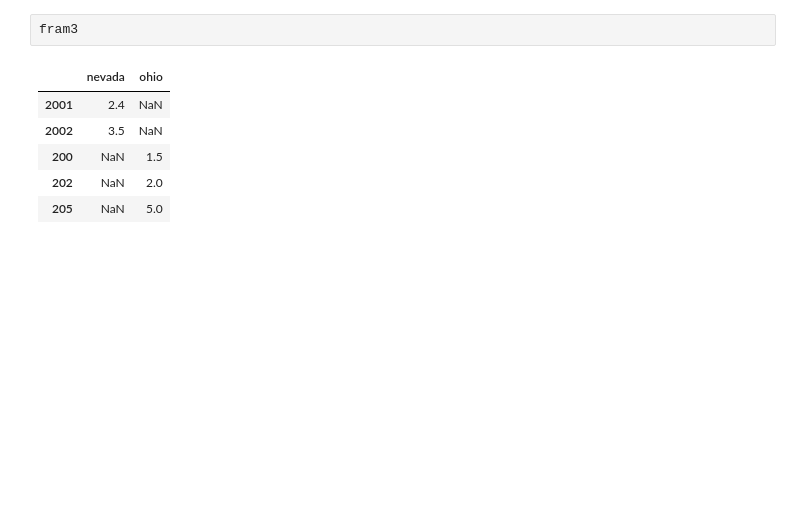
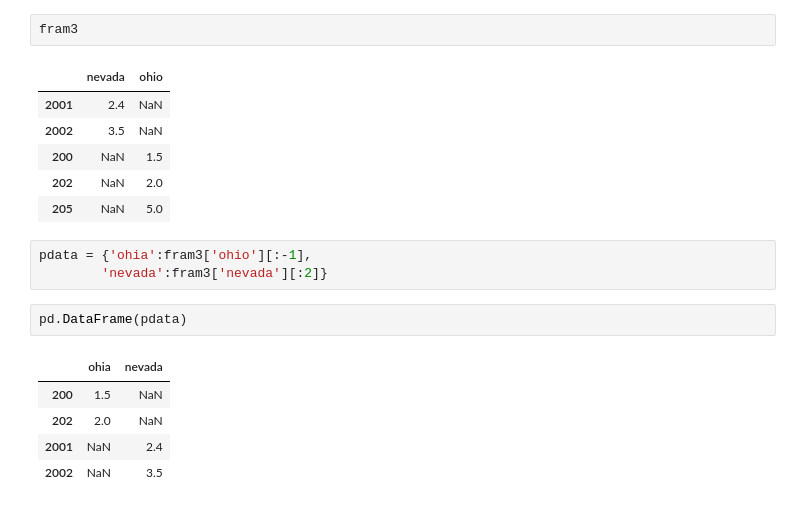
Before and after one commit to Iswaqasahmed/Pandas, a Jupyter notebook: pandas.ipynb, the cells around one changed output. Saved outputs shown, nothing was run; the diff lists cells and outputs as text; blank space fills up the shorter version.

```diff
--- a/pandas.ipynb
+++ b/pandas.ipynb
@@ -388,3 +388,14 @@ fram3
 | 200 | NaN | 1.5 |
 | 202 | NaN | 2.0 |
 | 205 | NaN | 5.0 |
+# %%
+pdata = {'ohia':fram3['ohio'][:-1],
+        'nevada':fram3['nevada'][:2]}
+# %%
+pd.DataFrame(pdata)
+# %% [output]
+|  | ohia | nevada |
+| 200 | 1.5 | NaN |
+| 202 | 2.0 | NaN |
+| 2001 | NaN | 2.4 |
+| 2002 | NaN | 3.5 |
```
Also changed, not shown: parts of 15 cells of this notebook.
